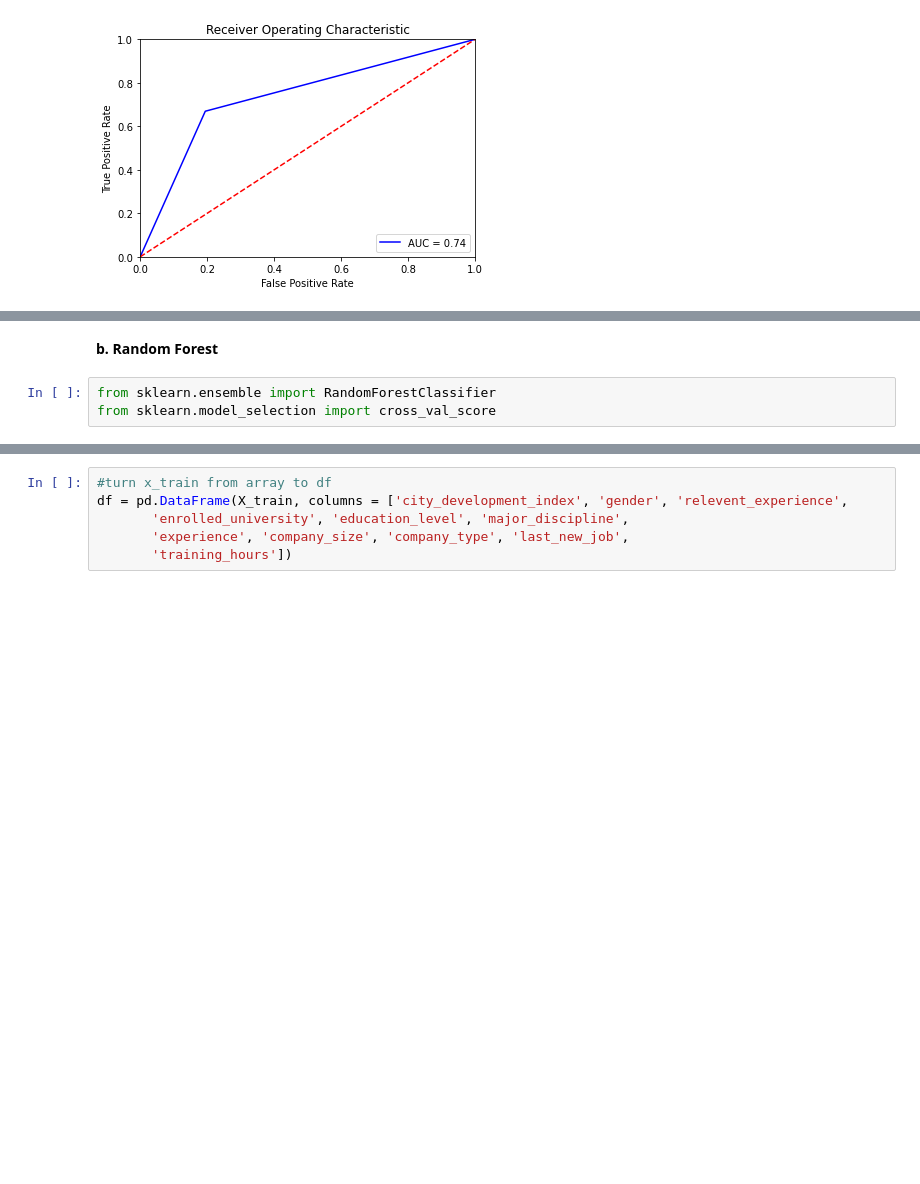
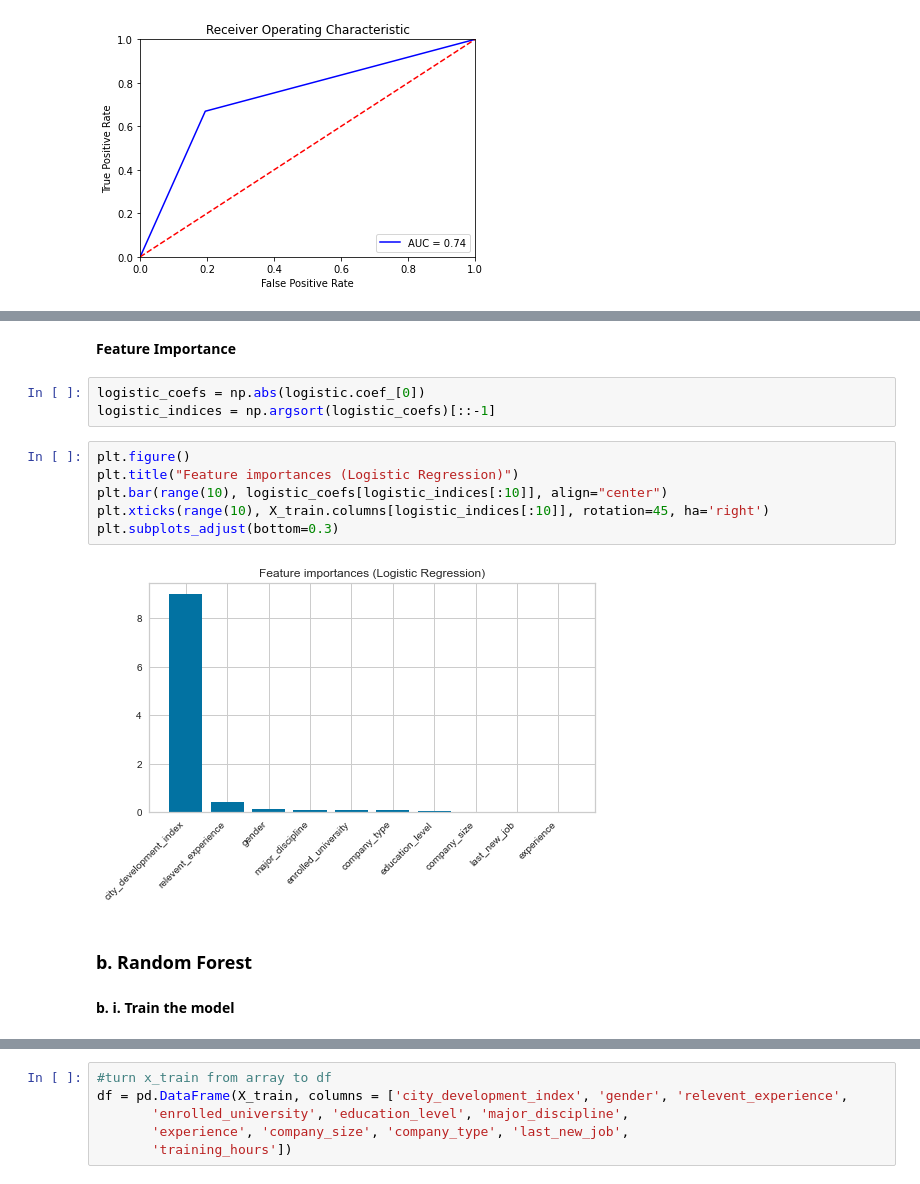
Before and after one commit to elektraneo/Portfolio, a Jupyter notebook: Supervised_Model_Kaggle_Python.ipynb, the cells around one changed output, grey strips where cells are left out. Drawn from its saved outputs; the diff is of its cells as text; blank space fills up the shorter version.

Commit message:
added lgbm, more analysis for models

```diff
--- a/Supervised_Model_Kaggle_Python.ipynb
+++ b/Supervised_Model_Kaggle_Python.ipynb
@@ -412,8 +555,20 @@ Gini: 0.119, Max. Gini: 0.249, Normalized Gini (Metric Used): 0.476
+# %% [markdown]
+**Feature Importance**
+# %%
+logistic_coefs = np.abs(logistic.coef_[0])
+logistic_indices = np.argsort(logistic_coefs)[::-1]
+# %%
+plt.figure()
+plt.title("Feature importances (Logistic Regression)")
+plt.bar(range(10), logistic_coefs[logistic_indices[:10]], align="center")
+plt.xticks(range(10), X_train.columns[logistic_indices[:10]], rotation=45, ha='right')
+plt.subplots_adjust(bottom=0.3)
+# %% [output]
+[figure, added]
 # %% [markdown]
-**b. Random Forest** <br>
+### b. Random Forest
-# %%
-from sklearn.ensemble import RandomForestClassifier
-from sklearn.model_selection import cross_val_score
+# %% [markdown]
+**b. i. Train the model**
 # %%
 #lets do some hyperparameter tuning of a random forest, by for looping through and finding the bst depth and size of our trees
 best_acc = 0.0
```
Also changed, not shown: parts of 63 cells of this notebook.
